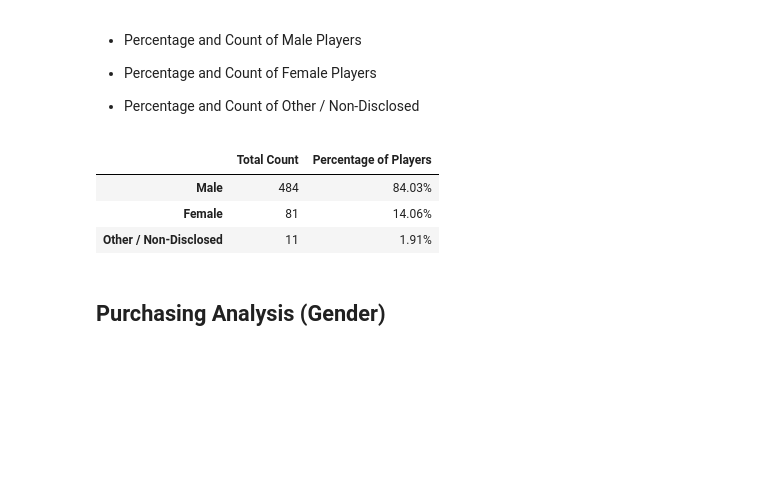
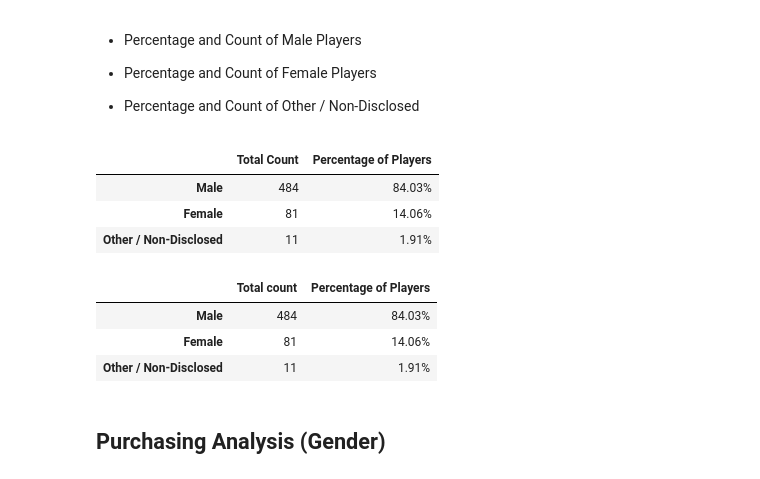
Before and after one commit to Karla-Flores/Pandas, a Jupyter notebook: HeroesOfPymoli_starter.ipynb, the cells around one changed output. Saved outputs shown, nothing was run; the diff lists cells and outputs as text; code cells hidden in the pictures; blank space fills up the shorter version.

Commit message:
Establishing  - Gender Demographics

```diff
--- a/HeroesOfPymoli_starter.ipynb
+++ b/HeroesOfPymoli_starter.ipynb
@@ -113,3 +113,30 @@ pa_df
+# %%
+#Count Male / Female / Other / Use groupy
+
+#Groupby by gender
+gender = purchase_data.groupby('Gender')
+
+#Total count of players
+sn = purchase_data["SN"].unique()
+sn = len(sn)
+
+#Total amount of gender by SN
+total_gender=gender.nunique()["SN"]
+
+# % of players
+per = (total_gender/ sn) * 100
+gender_dem = pd.DataFrame({"Total count":total_gender,"Percentage of Players": per} )
+
+#Not including index
+gender_dem.index.name = None
+
+#Sort Total Count descending and Formating Percentage of Players
+gender_dem.sort_values(["Total count"], ascending = False).style.format({"Percentage of Players":"{:.2f}%"})
+# %% [output]
+|  | Total count | Percentage of Players |
+| Male | 484 | 84.03% |
+| Female | 81 | 14.06% |
+| Other / Non-Disclosed | 11 | 1.91% |
 # %% [markdown]
 
 ## Purchasing Analysis (Gender)
```
Also changed, not shown: parts of 3 cells of this notebook.
